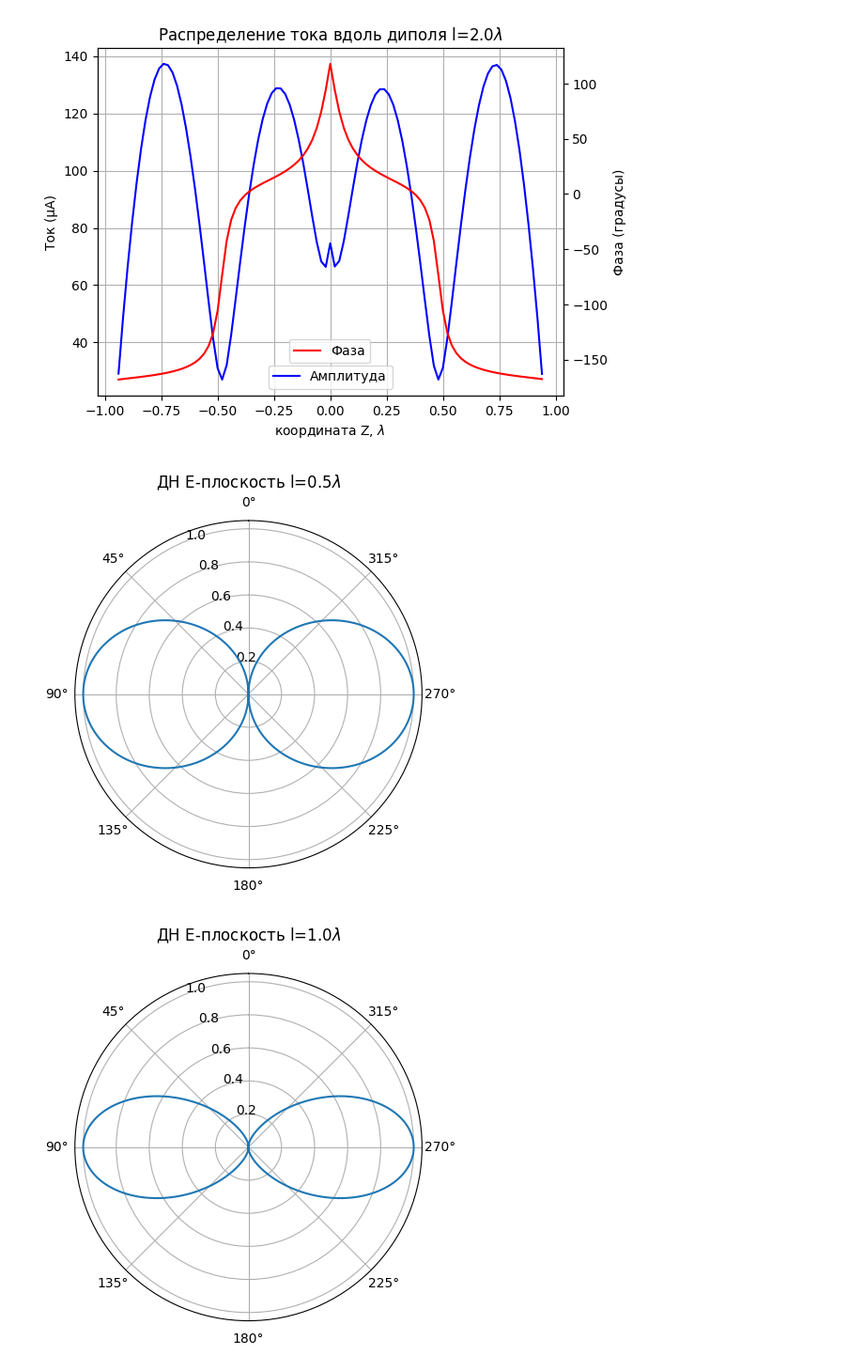
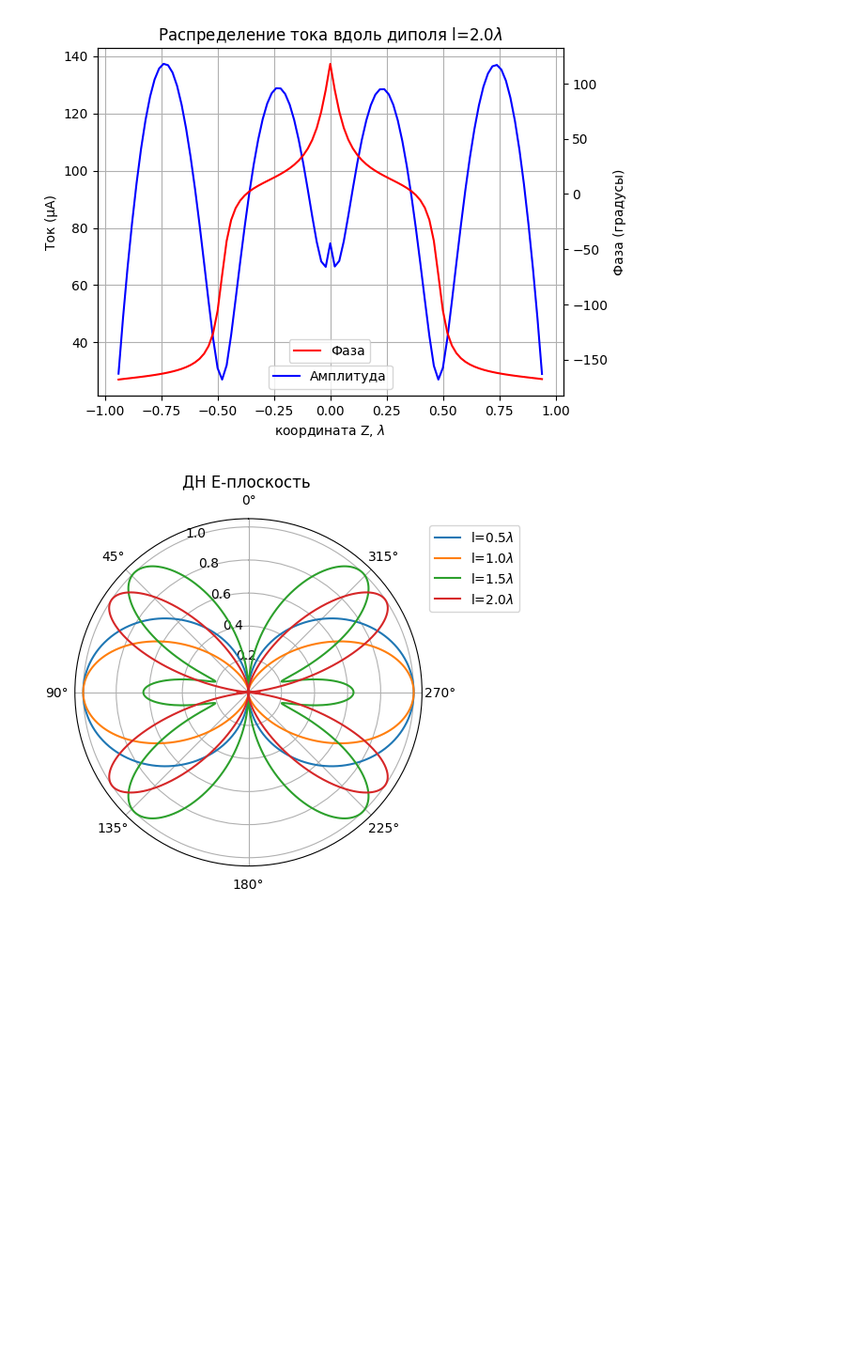
Before and after one commit to MikhailPolikarpov/Num_meth_8_sem, a Jupyter notebook: plots.ipynb, the cells around one changed output. Shown at 94% size. Drawn from its saved outputs; the diff is of its cells as text; code cells hidden in the pictures; blank space fills up the shorter version.

```diff
--- a/plots.ipynb
+++ b/plots.ipynb
@@ -86,19 +86,17 @@ def dipole_far_field_from_current(I_z, z_coords, lamb, theta):
     return E_theta
 # %%
 theta = np.linspace(0, 2*np.pi, 1001)
-#fig, ax = plt.subplots(subplot_kw={'projection': 'polar'})
+fig, ax = plt.subplots(subplot_kw={'projection': 'polar'})
 for i in range(len(l_dipole_arr)):
-    fig, ax = plt.subplots(subplot_kw={'projection': 'polar'})
+    #fig, ax = plt.subplots(subplot_kw={'projection': 'polar'})
     E_theta = dipole_far_field_from_current(currents[i], z_coordinates_arr[i], 3, theta)
     pattern = np.abs(E_theta)
     pattern /= pattern.max()
-
-
     ax.set_theta_zero_location(loc='N')
     ax.plot(theta, pattern, label=labels[i])
-    ax.set_title("ДН E-плоскость " + labels[i])
-    plt.show()
-#ax.legend(loc = 'upper right', bbox_to_anchor=(1.3, 1.0))
+    ax.set_title("ДН E-плоскость ")
+
+ax.legend(loc = 'upper right', bbox_to_anchor=(1.3, 1.0))
+plt.show()
 # %% [output]
-[figure, old version]
+[figure, new version]
-[figure, removed]
```
Also changed, not shown: parts of 1 cell of this notebook.
